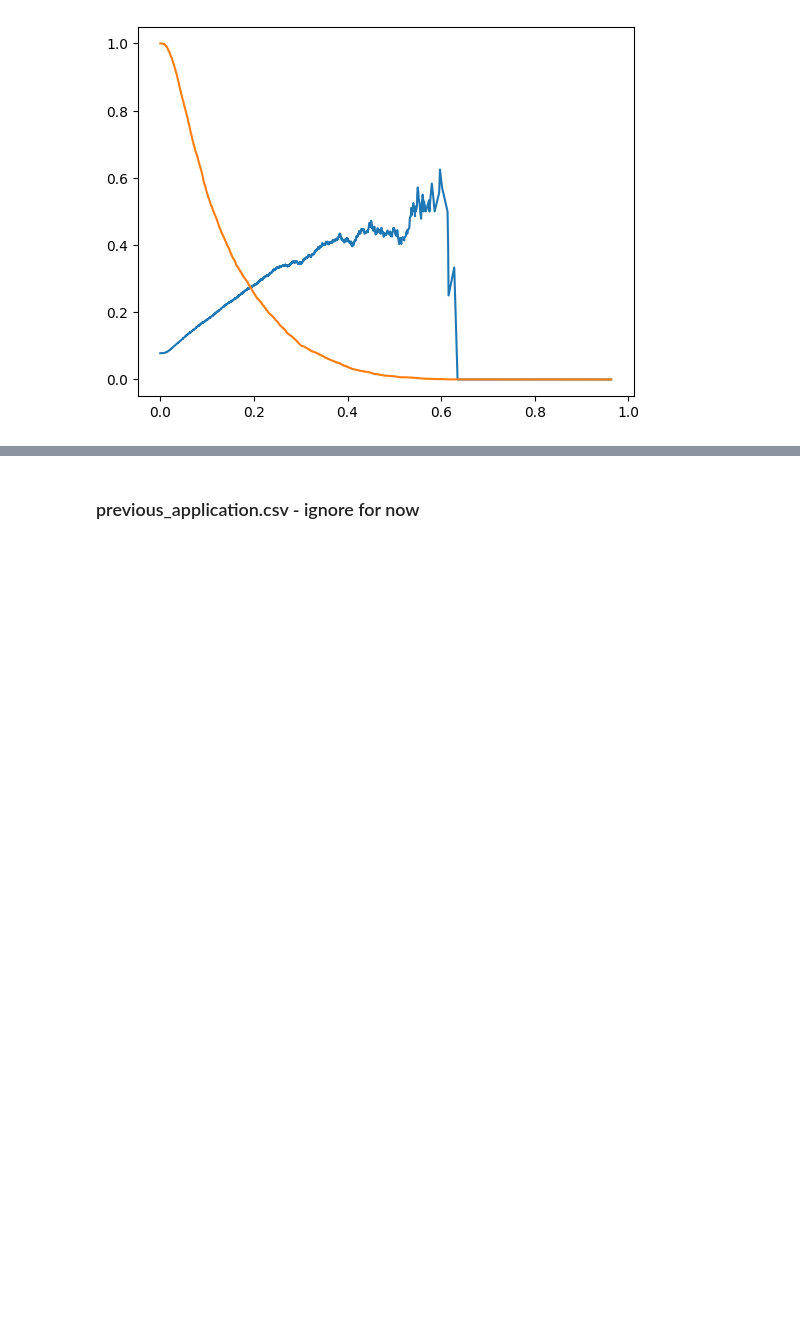
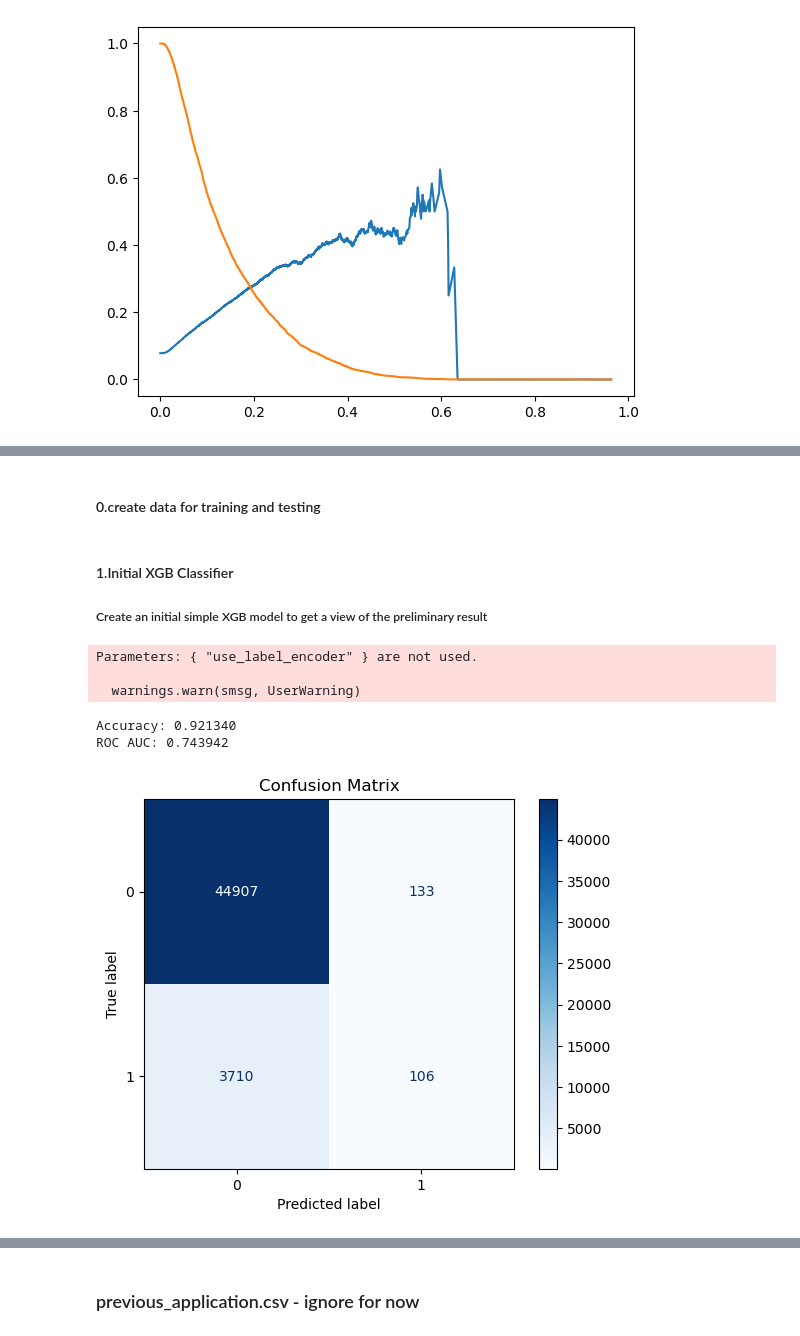
Before and after one commit to wildestdream33/Credit-Risk-Project, a Jupyter notebook: 545_Final_Project.ipynb, the cells around one changed output, grey strips where cells are left out. Drawn from its saved outputs; the diff is of its cells as text; code cells hidden in the pictures; blank space fills up the shorter version.

Commit message:
Yunjing Updated the XGBOOST MODEL

```diff
--- a/545_Final_Project.ipynb
+++ b/545_Final_Project.ipynb
@@ -934,0 +941,2 @@ plt.show()
+# %% [markdown]
+#### 0.create data for training and testing
@@ -934,0 +968,41 @@ plt.show()
+# %% [markdown]
+#### 1.Initial XGB Classifier
+##### Create an initial simple XGB model to get a view of the preliminary result
+# %%
+xgb_classifier = xgb.XGBClassifier(
+    objective='binary:logistic',  # Binary classification
+    eval_metric='logloss',       # Evaluation metric
+    use_label_encoder=False,     # Avoid label encoding warnings
+    random_state=42
+)
+
+# Train the model
+xgb_classifier.fit(X_train_scaled, y_train)
+
+# Make predictions
+y_pred = xgb_classifier.predict(X_test_scaled)
+y_pred_prob = xgb_classifier.predict_proba(X_test_scaled)[:, 1]  # Probabilities for positive class
+
+# Evaluate the model
+accuracy = accuracy_score(y_test, y_pred)
+roc_auc = roc_auc_score(y_test, y_pred_prob)
+print(f"Accuracy: {accuracy:.6f}")
+print(f"ROC AUC: {roc_auc:.6f}")
+# %% [output]
+Parameters: { "use_label_encoder" } are not used.
+
+  warnings.warn(smsg, UserWarning)
+Accuracy: 0.921340
+ROC AUC: 0.743942
+# %%
+from sklearn.metrics import confusion_matrix, ConfusionMatrixDisplay
+
+# Compute confusion matrix
+conf_matrix = confusion_matrix(y_test, y_pred)
+
+# visualize the confusion matrix
+ConfusionMatrixDisplay(confusion_matrix=conf_matrix, display_labels=xgb_classifier.classes_).plot(cmap='Blues')
+plt.title('Confusion Matrix')
+plt.show()
+# %% [output]
+[figure, added]
```
Also changed, not shown: parts of 30 cells of this notebook.
